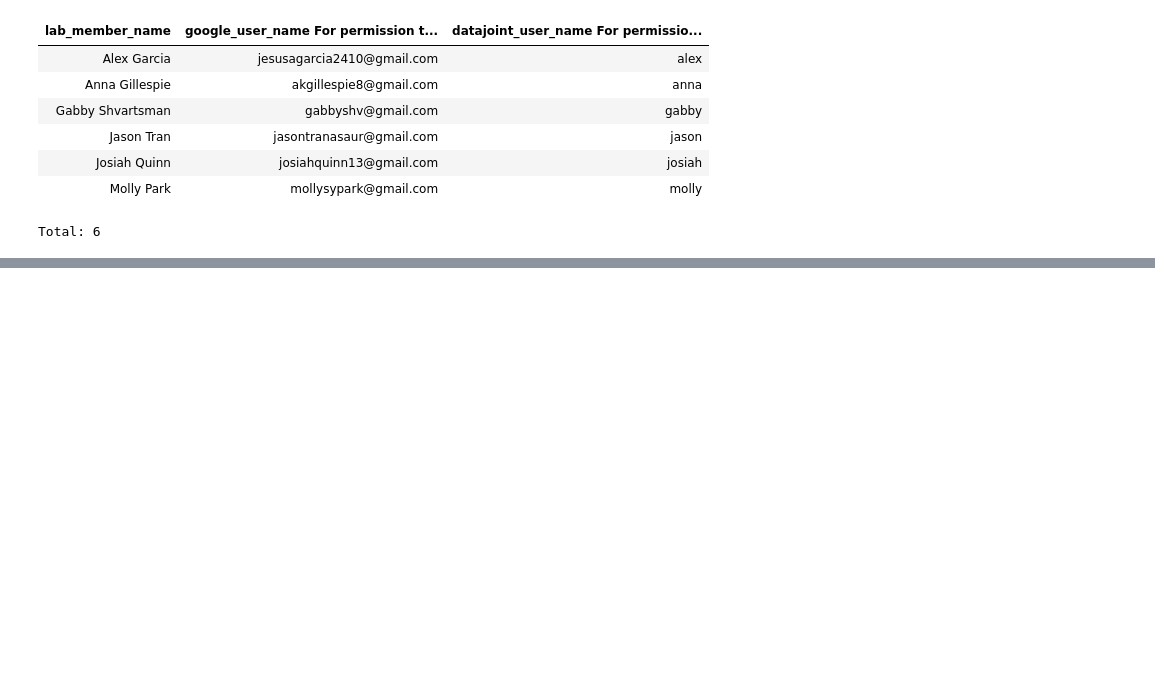
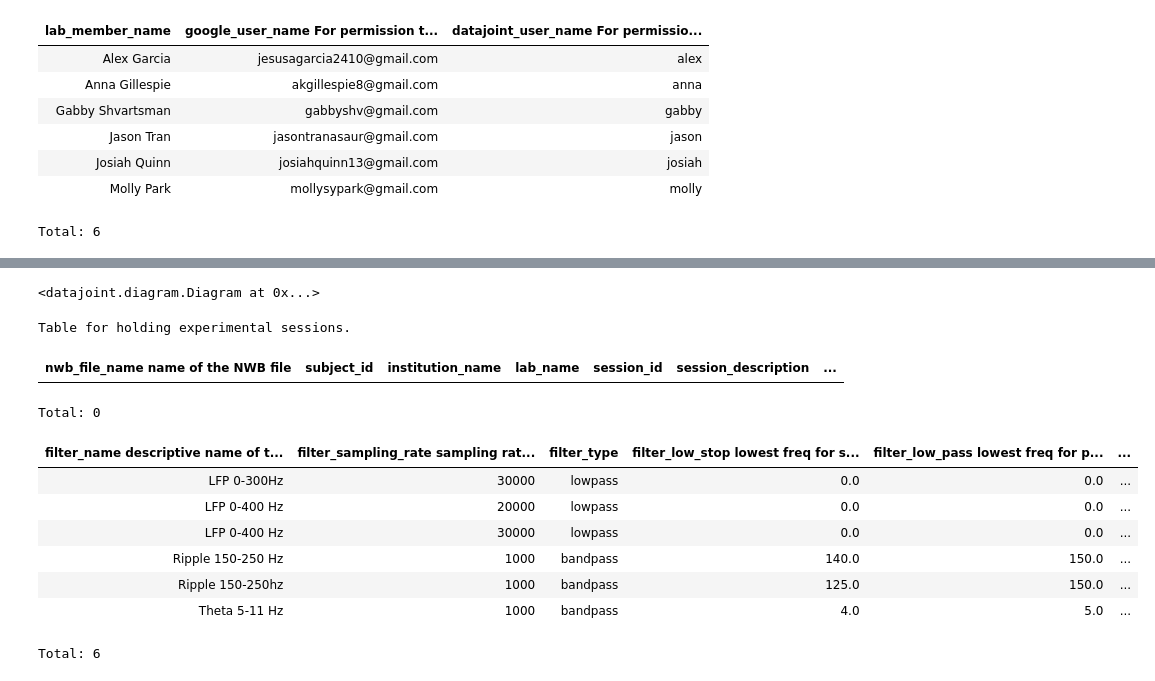
Before and after one commit to gillespielab/gl_spyglass, a Jupyter notebook: notebooks/tutorial_1.ipynb, the cells around one changed output, grey strips where cells are left out. Saved outputs shown, nothing was run; the diff lists cells and outputs as text; code cells hidden in the pictures; blank space fills up the shorter version.

```diff
--- a/notebooks/tutorial_1.ipynb
+++ b/notebooks/tutorial_1.ipynb
@@ -65,0 +129,11 @@ Total: 6
+# %%
+dj.Diagram(sgp.v1.TrodesPosSelection) -1 +2
+# %% [output]
+<datajoint.diagram.Diagram at 0x...>
+# %%
+entry = sgc.Session & {"nwb_file_name": "despereaux07_.nwb"}
+entry
+# %% [output]
+Table for holding experimental sessions.
+| nwb_file_name name of the NWB file | subject_id | institution_name | lab_name | session_id | session_description | ... |
+Total: 0
@@ -65,0 +144,11 @@ Total: 6
+# %%
+sgc.FirFilterParameters()
+# %% [output]
+| filter_name descriptive name of t... | filter_sampling_rate sampling rat... | filter_type | filter_low_stop lowest freq for s... | filter_low_pass lowest freq for p... | ... |
+| LFP 0-300Hz | 30000 | lowpass | 0.0 | 0.0 | ... |
+| LFP 0-400 Hz | 20000 | lowpass | 0.0 | 0.0 | ... |
+| LFP 0-400 Hz | 30000 | lowpass | 0.0 | 0.0 | ... |
+| Ripple 150-250 Hz | 1000 | bandpass | 140.0 | 150.0 | ... |
+| Ripple 150-250hz | 1000 | bandpass | 125.0 | 150.0 | ... |
+| Theta 5-11 Hz | 1000 | bandpass | 4.0 | 5.0 | ... |
+Total: 6
```
Also changed, not shown: parts of 14 cells of this notebook.
